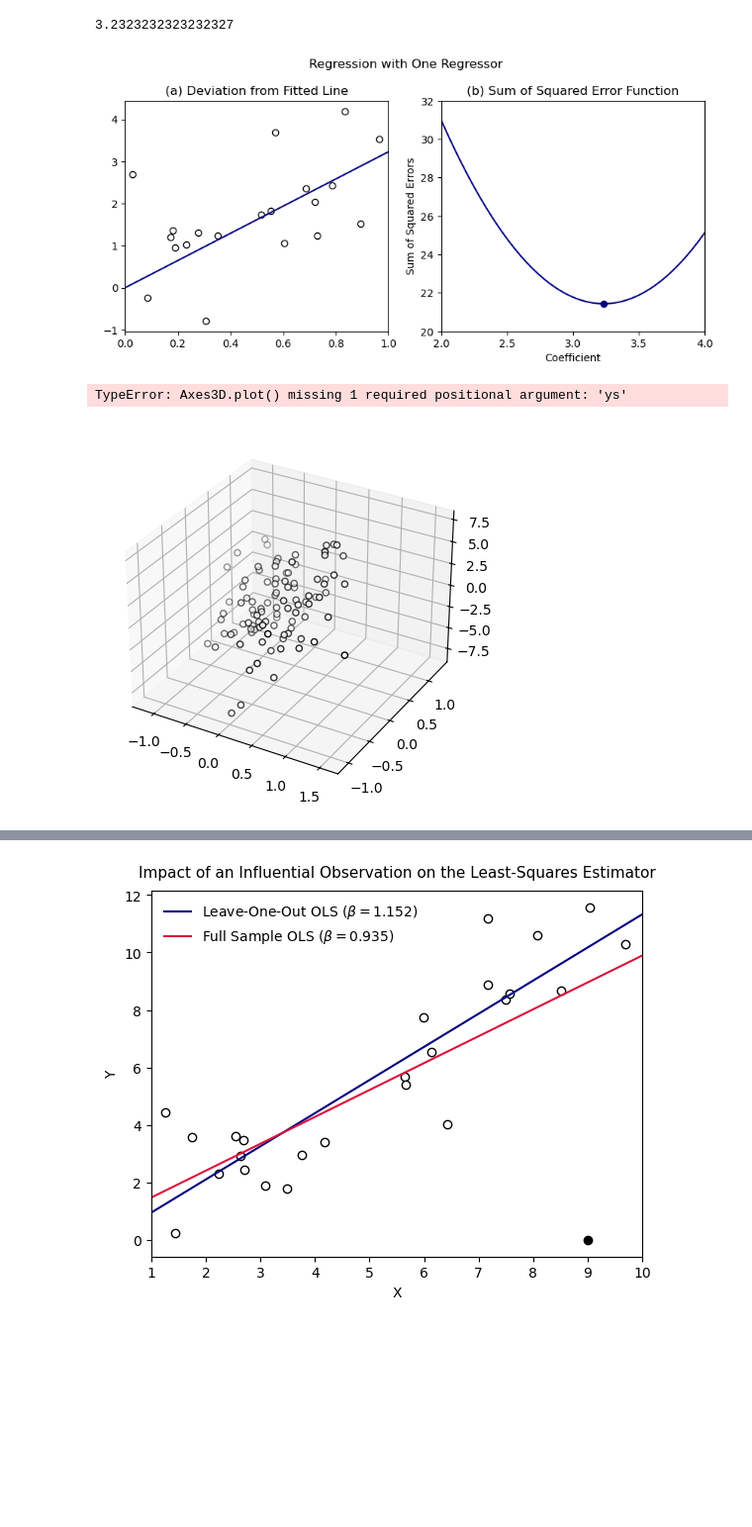
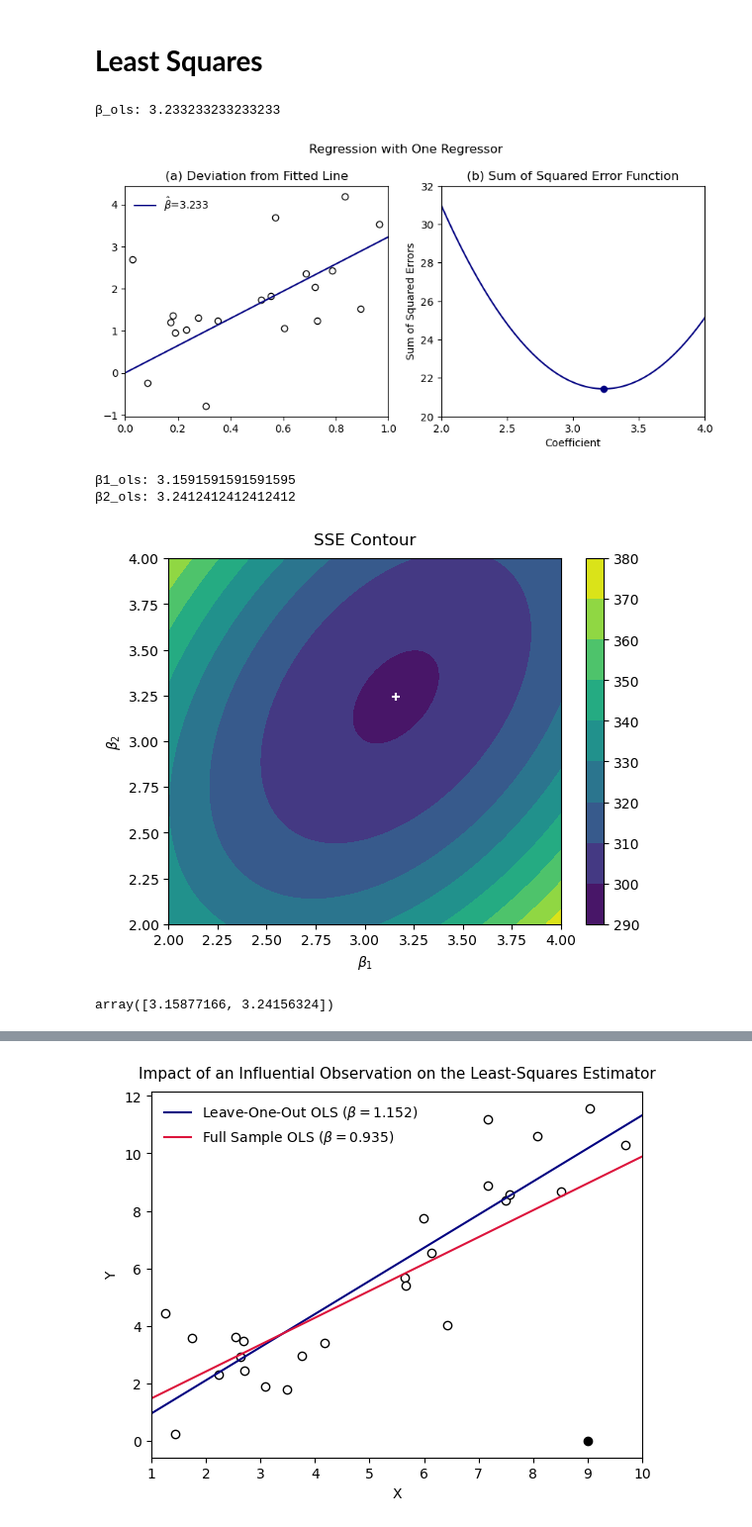
Before and after one commit to zogvc/econometrics, a Jupyter notebook: codes/least_squares.ipynb, the cells around one changed output, grey strips where cells are left out. Shown: that part at 99% size. Drawn from its saved outputs; the diff is of its cells as text; code cells hidden in the pictures; blank space fills up the shorter version.

Commit message:
Update least squares code

```diff
--- a/codes/least_squares.ipynb
+++ b/codes/least_squares.ipynb
@@ -1,3 +1,5 @@
+# %% [markdown]
+# **Least Squares**
 # %%
 # Import necessary packages.
 
@@ -21,9 +24,9 @@ sse = np.array([np.sum((Y - X*b)**2) for b in B])
 # %%
-β_hat
+print('β_ols:', β_ols)
 # %% [output]
-3.2323232323232327
+β_ols: 3.233233233233233
 # %%
-# Figure 3.1.
+# Figure 3.1. of Hansen (2022)
 
 fig, ax = plt.subplots(1, 2, figsize=(10, 4))
 
@@ -31,13 +34,14 @@ fig.suptitle('Regression with One Regressor', y=1.02)
 
 # (a) Deviation from Fitted Line
 ax[0].scatter(X, Y, color='white', edgecolor='k')
-ax[0].plot(np.linspace(0, 1, 100), β_hat*np.linspace(0, 1, 100), color='navy')
+ax[0].plot(np.linspace(0, 1, 100), β_ols*np.linspace(0, 1, 100), color='navy', label=fr'$\hat\beta$={β_ols:.3f}')
 ax[0].set_title('(a) Deviation from Fitted Line')
 ax[0].set_xmargin(0)
+ax[0].legend(frameon=False)
 
 # (b) Sum of Squared Error Function
 ax[1].plot(B, sse, color='navy')
-ax[1].scatter(β_hat, sse[np.argmin(sse)], color='navy')
+ax[1].scatter(β_ols, sse[np.argmin(sse)], color='navy')
 ax[1].set_title('(b) Sum of Squared Error Function')
 ax[1].set_xmargin(0)
 ax[1].set_ylim([20, 32])
@@ -47,14 +51,13 @@ ax[1].set_xticks([2.0, 2.5, 3.0, 3.5, 4.0])
 
 plt.show()
 # %% [output]
-[figure, old version]
+[figure, new version]
 # %%
 # Solving for Least Squares with Two Regressors
 
 ## Construct a dataset consists of 100 triples (Yi, X1i, X2i).
 ## The construction follows the code `figure3_2.R` of Hansen (2022).
-np.random.seed(101)
-
+np.random.seed(1011)
 n = 100 # number of observations
 X = np.random.multivariate_normal(mean=[0, 0],
                                   cov=[[1/4, -1/8],
@@ -69,26 +72,29 @@ Y = 3*X1 + 3*X2 + e
 B1 = np.linspace(2, 4, 1000) # Parameter space of β1
 B2 = np.linspace(2, 4, 1000) # Parameter space of β2
 
-#sse = np.array([np.sum((Y - X1*b1 - X2*b2)**2) for b1 in B2 for b2 in B2])
-#β1_hat = B[np.argmin(sse)]
+sse = np.array([np.sum((Y - X1*b1 - X2*b2)**2) for b2 in B2 for b1 in B1])
+β1_ols = B1[np.argmin(sse)%1000]
+β2_ols = B2[np.argmin(sse)//1000]
+# %%
+print('β1_ols:', β1_ols)
+print('β2_ols:', β2_ols)
+# %% [output]
+β1_ols: 3.1591591591591595
+β2_ols: 3.2412412412412412
 # %%
-fig = plt.figure()
-ax = fig.add_subplot(projection='3d')
+fig, ax = plt.subplots()
 
-x1 = np.linspace(-1, 1, 100)
-x2 = np.linspace(-1, 1, 100)
-x_grid = np.meshgrid(x1, x2)
+cs = ax.contourf(B1, B2, sse.reshape(1000, 1000), cmap='viridis')
+cbar = fig.colorbar(cs) # Add colorbar
+ax.scatter(β1_hat, β2_hat, c='white', marker='+')
 
-ax.scatter(X1, X2, Y, color='white', edgecolor='k')
-ax.plot(x_grid)
-ax.set_xlabel('X1')
-ax.set_ylabel('X2')
-ax.set_zlabel('Y')
+ax.set_title('SSE Contour', pad=10)
+ax.set_xlabel(r'$\beta_1$')
+ax.set_ylabel(r'$\beta_2$')
 
 plt.show()
 # %% [output]
-TypeError: Axes3D.plot() missing 1 required positional argument: 'ys'
-[figure, old version]
+[figure, new version]
 # %%
 # Ordinary Least Squares Estimator of β
 
@@ -117,0 +102,4 @@ def annihilator_matrix(X):
+# %%
+ols.coefficients() # Compute coefficients β_ols
+# %% [output]
+array([3.15877166, 3.24156324])
```
Also changed, not shown: parts of 11 cells of this notebook, 1 other file.
